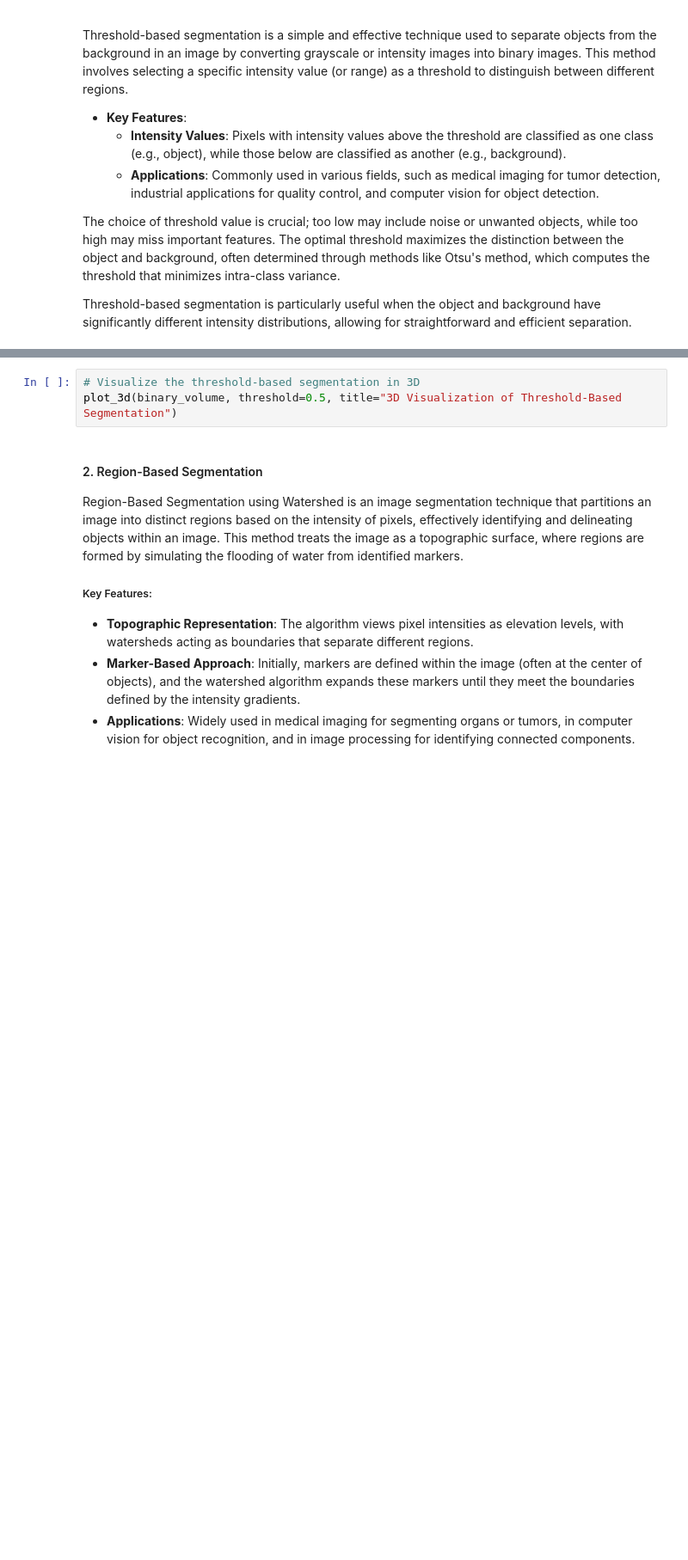
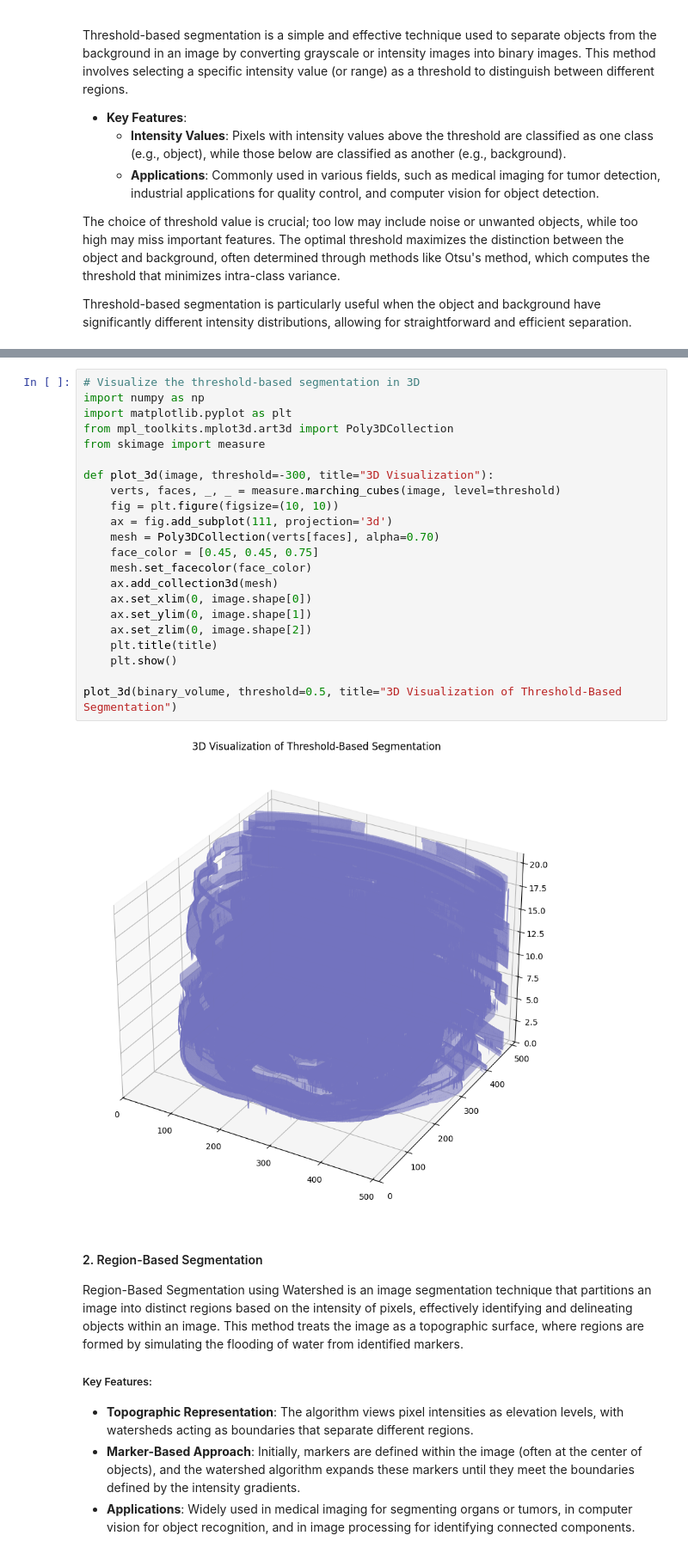
Before and after one commit to liseregn/INFO-H500, a Jupyter notebook: TP5/TP5_Medical_Image_Segmentation.ipynb, the cells around one changed output, grey strips where cells are left out. Shown at 86% size. Saved outputs shown, nothing was run; the diff lists cells and outputs as text; blank space fills up the shorter version.

```diff
--- a/TP5/TP5_Medical_Image_Segmentation.ipynb
+++ b/TP5/TP5_Medical_Image_Segmentation.ipynb
@@ -155,6 +212,27 @@ plot_slices(binary_volume, "Threshold-Based Segmentation")
-# %%
-# Visualize the threshold-based segmentation in 3D
-plot_3d(binary_volume, threshold=0.5, title="3D Visualization of Threshold-Based Segmentation")
+# %%
+# Visualize the threshold-based segmentation in 3D
+import numpy as np
+import matplotlib.pyplot as plt
+from mpl_toolkits.mplot3d.art3d import Poly3DCollection
+from skimage import measure
+
+def plot_3d(image, threshold=-300, title="3D Visualization"):
+    verts, faces, _, _ = measure.marching_cubes(image, level=threshold)
+    fig = plt.figure(figsize=(10, 10))
+    ax = fig.add_subplot(111, projection='3d')
+    mesh = Poly3DCollection(verts[faces], alpha=0.70)
+    face_color = [0.45, 0.45, 0.75]
+    mesh.set_facecolor(face_color)
+    ax.add_collection3d(mesh)
+    ax.set_xlim(0, image.shape[0])
+    ax.set_ylim(0, image.shape[1])
+    ax.set_zlim(0, image.shape[2])
+    plt.title(title)
+    plt.show()
+
+plot_3d(binary_volume, threshold=0.5, title="3D Visualization of Threshold-Based Segmentation")
+# %% [output]
+[figure, added]
 # %% [markdown]
 #### 2. Region-Based Segmentation
 
```
Also changed, not shown: parts of 18 cells of this notebook, 1 other file.
